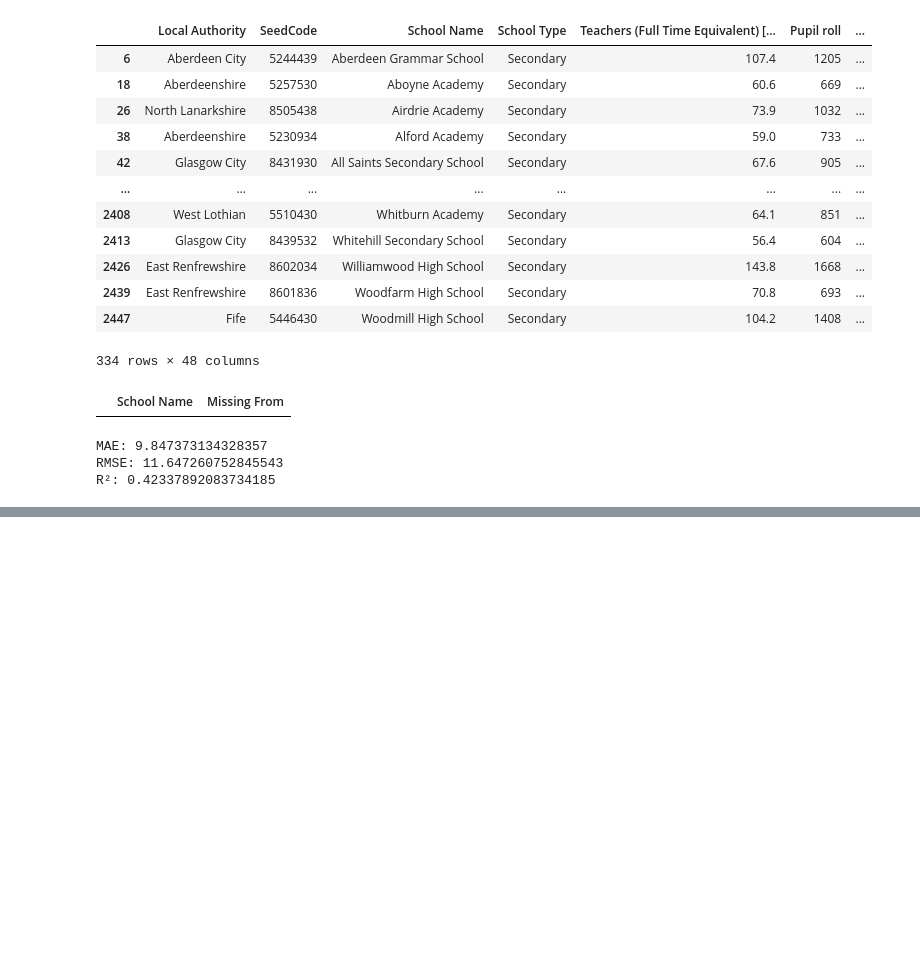
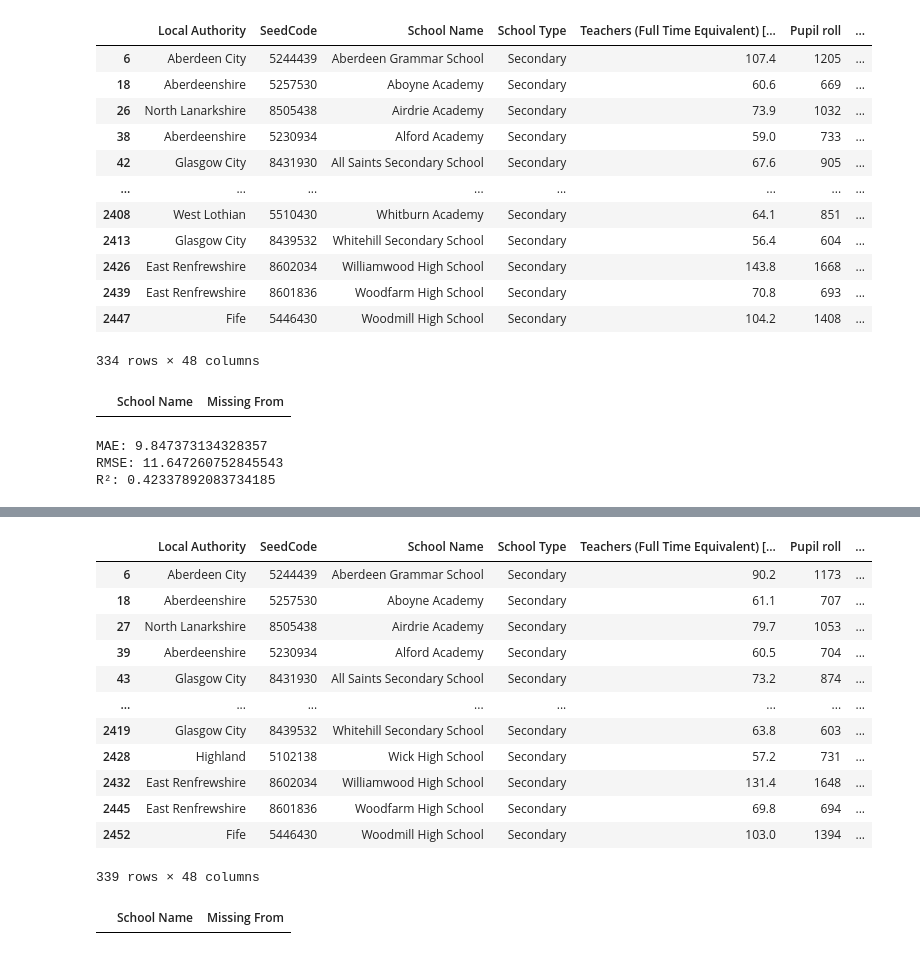
Before and after one commit to Jaxter1604/social_dets_edu_scot, a Jupyter notebook: testing.ipynb, the cells around one changed output, grey strips where cells are left out. Drawn from its saved outputs; the diff is of its cells as text; code cells hidden in the pictures; blank space fills up the shorter version.

```diff
--- a/testing.ipynb
+++ b/testing.ipynb
@@ -663,0 +709,57 @@ R²: 0.42337892083734185
+# %%
+primary_ys = ["P1", "P2", "P3", "P4", "P5", "P6", "P7"]
+
+sch_sum_2022 = pd.read_excel('sch_sum_stats/sch_sum_2022.xlsx', sheet_name=2, header=1)
+hs_sum_2022 = sch_sum_2022[sch_sum_2022["School Type"].astype(str).str.contains("Secondary")]
+hs_sum_2022 = hs_sum_2022.drop(columns=primary_ys).drop(columns="Special school pupils")
+hs_sum_2022 = hs_sum_2022.sort_values(by="School Name")
+# hs_sum_2024 = hs_sum_2024[~hs_sum_2024["School Name"].astype(str).isin(["Braeview Academy", "Craigie High School", "Glasgow Gaelic School", "St Joseph's Academy", "The Community School of Auchterarder"])]
+
+supressed_names = supressed_schools["GeographyName"].to_list()
+pattern = '|'.join(re.escape(name) for name in supressed_names)
+hs_sum_2022 = hs_sum_2022[~hs_sum_2022["School Name"].astype(str).str.contains(pattern, case=False)].copy()
+
+# hs_sum_2025 = hs_sum_2025[~hs_sum_2025["School Name"].astype(str).isin(supressed_schools["GeographyName"])].copy()
+# hs_sum_2025 = hs_sum_2025[hs_sum_2025["School Name"].astype(str).isin(att_list["GeographyName"])]
+att_list_22 = att_list_22[att_list_22["GeographyName"].astype(str).isin(hs_sum_2022["School Name"].astype(str))].copy()
+hs_sum_2022 = hs_sum_2022[hs_sum_2022["School Name"].astype(str).isin(att_list_22["GeographyName"].astype(str))].copy()
+
+hs_sum_2022
+# %% [output]
+|  | Local Authority | SeedCode | School Name | School Type | Teachers (Full Time Equivalent) [... | Pupil roll | ... |
+| 6 | Aberdeen City | 5244439 | Aberdeen Grammar School | Secondary | 90.2 | 1173 | ... |
+| 18 | Aberdeenshire | 5257530 | Aboyne Academy | Secondary | 61.1 | 707 | ... |
+| 27 | North Lanarkshire | 8505438 | Airdrie Academy | Secondary | 79.7 | 1053 | ... |
+| 39 | Aberdeenshire | 5230934 | Alford Academy | Secondary | 60.5 | 704 | ... |
+| 43 | Glasgow City | 8431930 | All Saints Secondary School | Secondary | 73.2 | 874 | ... |
+| ... | ... | ... | ... | ... | ... | ... | ... |
+| 2419 | Glasgow City | 8439532 | Whitehill Secondary School | Secondary | 63.8 | 603 | ... |
+| 2428 | Highland | 5102138 | Wick High School | Secondary | 57.2 | 731 | ... |
+| 2432 | East Renfrewshire | 8602034 | Williamwood High School | Secondary | 131.4 | 1648 | ... |
+| 2445 | East Renfrewshire | 8601836 | Woodfarm High School | Secondary | 69.8 | 694 | ... |
+| 2452 | Fife | 5446430 | Woodmill High School | Secondary | 103.0 | 1394 | ... |
+339 rows × 48 columns
+# %%
+# School name columns
+att_schools = att_list_22["GeographyName"]
+hs_schools = hs_sum_2022["School Name"]
+
+# Schools in att_list but not hs_sum_2023
+missing_from_hs = sorted(set(att_schools) - set(hs_schools))
+
+# Schools in hs_sum_2023 but not att_list
+missing_from_att = sorted(set(hs_schools) - set(att_schools))
+
+differences = pd.DataFrame({
+    "School Name": (
+        [*missing_from_hs, *missing_from_att]
+    ),
+    "Missing From": (
+        ["hs_sum_2022"] * len(missing_from_hs)
+        + ["att_list"] * len(missing_from_att)
+    )
+})
+
+display(differences)
+# %% [output]
+|  | School Name | Missing From |
```
Also changed, not shown: parts of 9 cells of this notebook, 3 other files.
